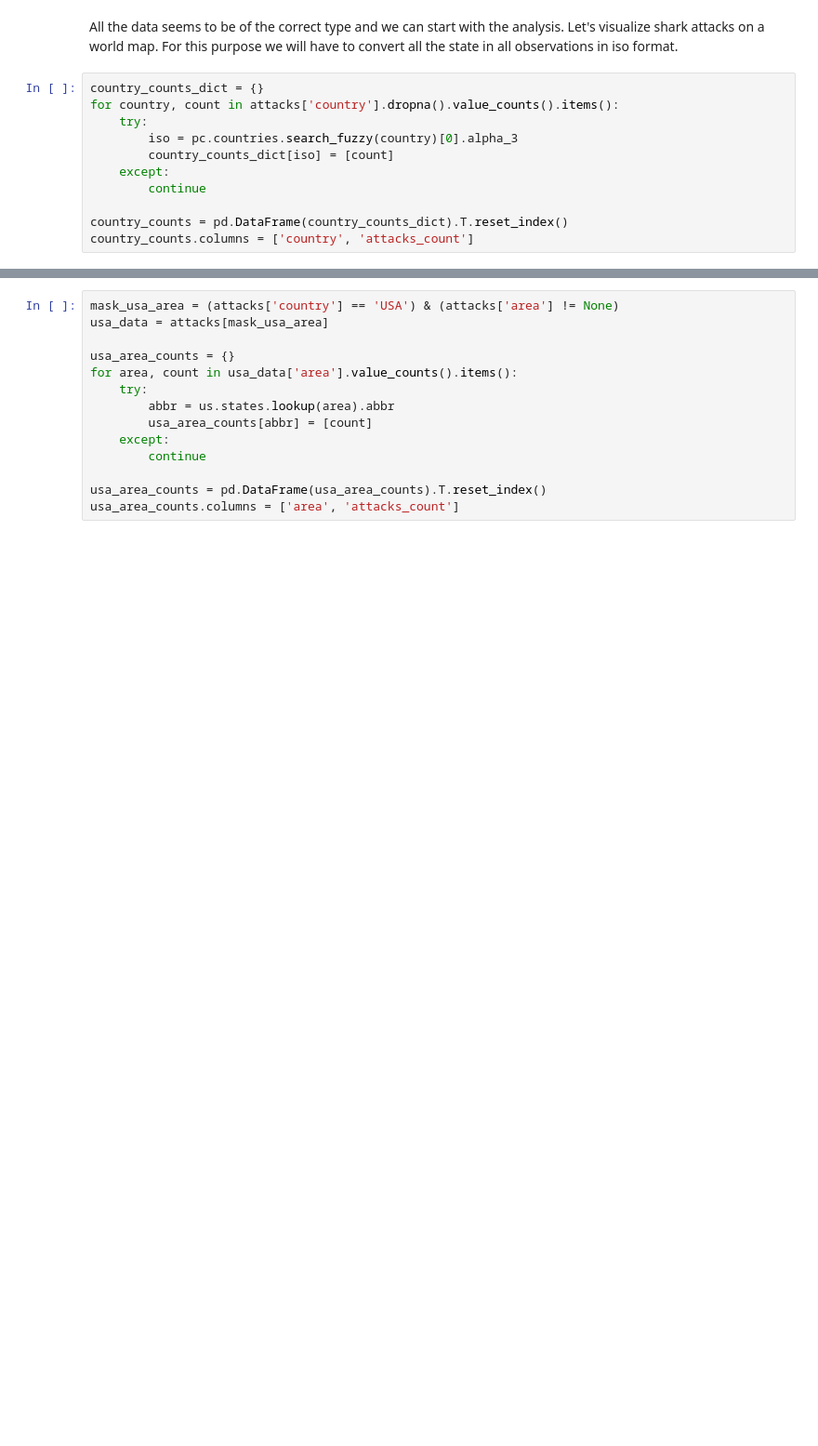
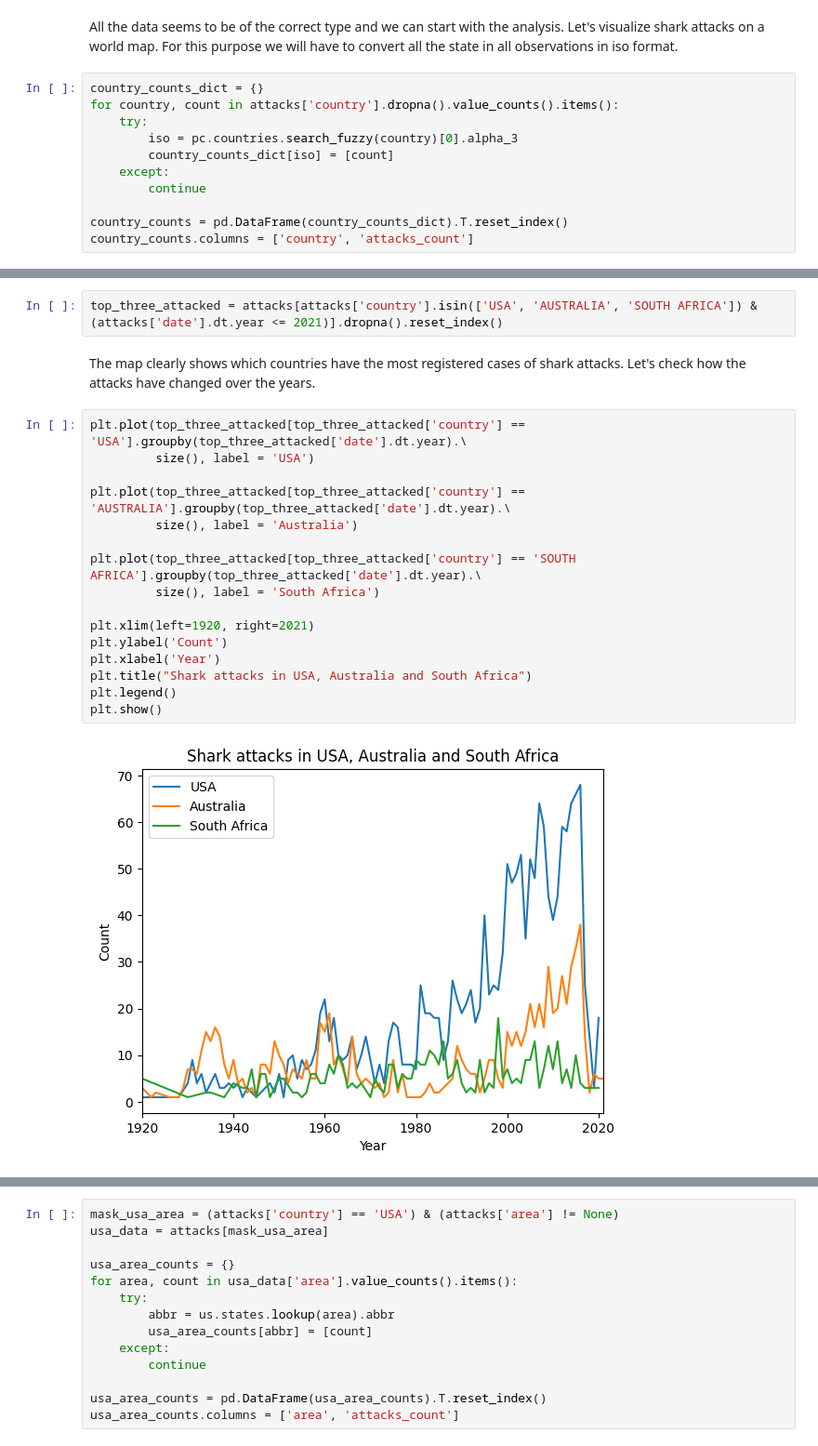
Before and after one commit to plamentzanov/data-science, a Jupyter notebook: Shark Attack Data Analysis.ipynb, the cells around one changed output, grey strips where cells are left out. Shown at 93% size. Drawn from its saved outputs; the diff is of its cells as text; blank space fills up the shorter version.

```diff
--- a/Shark Attack Data Analysis.ipynb
+++ b/Shark Attack Data Analysis.ipynb
@@ -136,3 +136,25 @@ fig.show()
 # %% [output]
 [interactive output not drawn]
+# %%
+top_three_attacked = attacks[attacks['country'].isin(['USA', 'AUSTRALIA', 'SOUTH AFRICA']) & (attacks['date'].dt.year <= 2021)].dropna().reset_index()
+# %% [markdown]
+Тhe map clearly shows which countries have the most registered cases of shark attacks. Let's check how the attacks have changed over the years.
+# %%
+plt.plot(top_three_attacked[top_three_attacked['country'] == 'USA'].groupby(top_three_attacked['date'].dt.year).\
+         size(), label = 'USA')
+
+plt.plot(top_three_attacked[top_three_attacked['country'] == 'AUSTRALIA'].groupby(top_three_attacked['date'].dt.year).\
+         size(), label = 'Australia')
+
+plt.plot(top_three_attacked[top_three_attacked['country'] == 'SOUTH AFRICA'].groupby(top_three_attacked['date'].dt.year).\
+         size(), label = 'South Africa')
+
+plt.xlim(left=1920, right=2021)
+plt.ylabel('Count')
+plt.xlabel('Year')
+plt.title("Shark attacks in USA, Australia and South Africa")
+plt.legend()
+plt.show()
+# %% [output]
+[figure, added]
 # %% [markdown]
```
Also changed, not shown: parts of 10 cells of this notebook.
